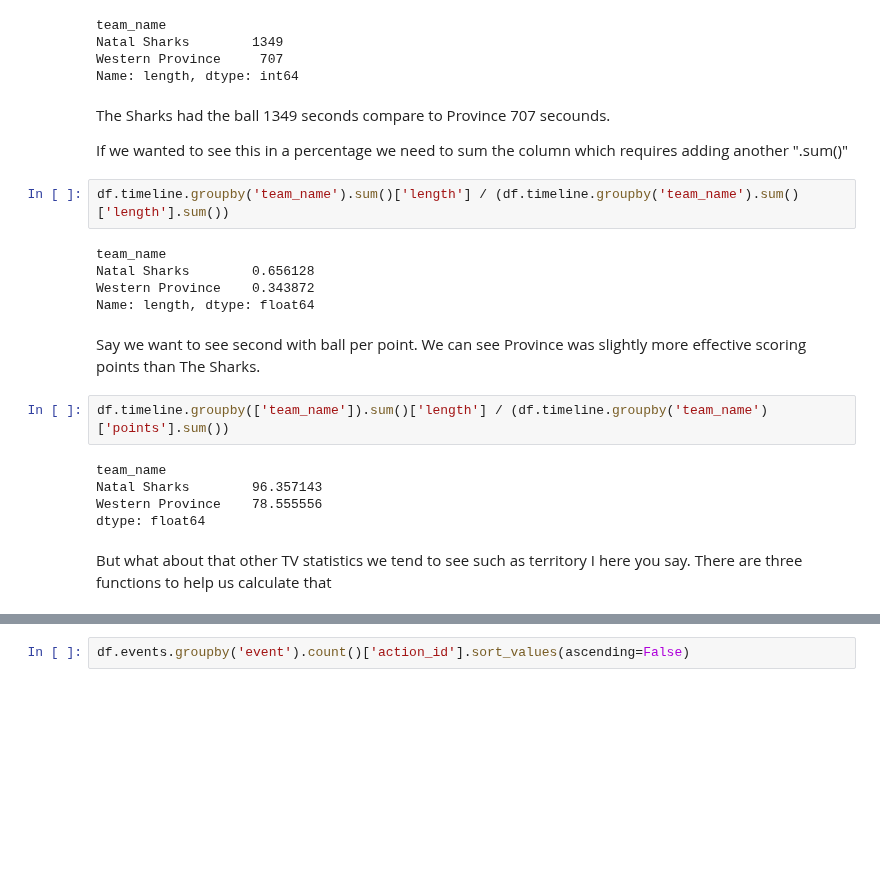
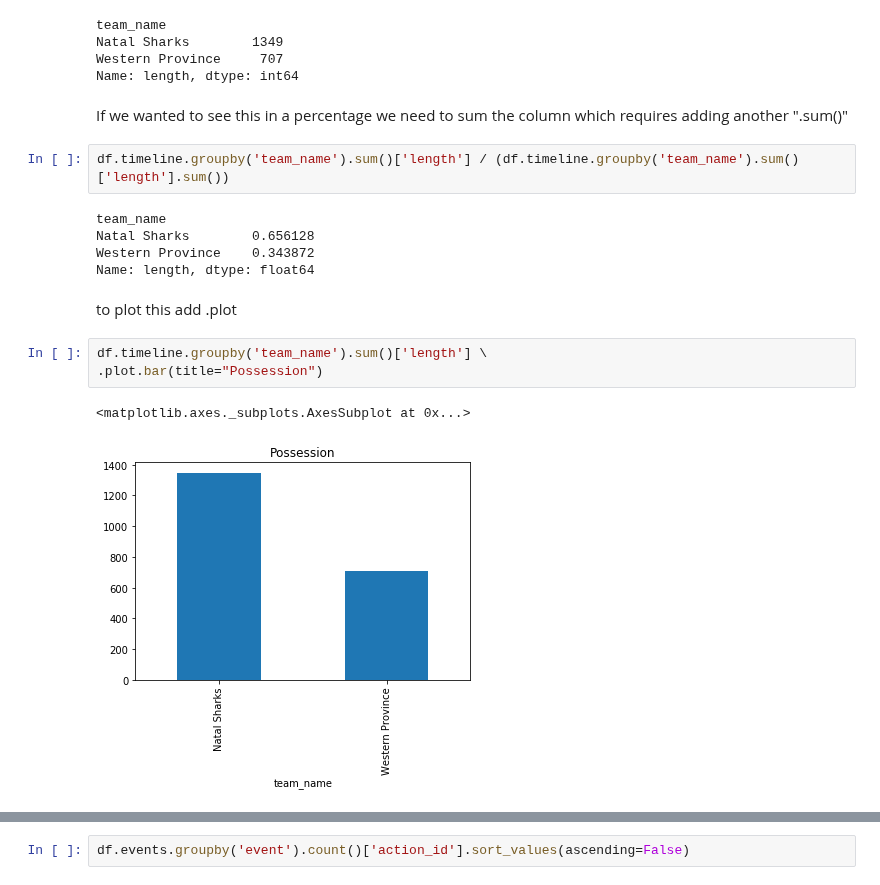
Before and after one commit to jlondal/pyrugga, a Jupyter notebook: jupyter/tuts/Getting Started.ipynb, the cells around one changed output, grey strips where cells are left out. Drawn from its saved outputs; the diff is of its cells as text; blank space fills up the shorter version.

```diff
--- a/jupyter/tuts/Getting Started.ipynb
+++ b/jupyter/tuts/Getting Started.ipynb
@@ -131,8 +166,6 @@ Natal Sharks        1349
 Western Province     707
 Name: length, dtype: int64
 # %% [markdown]
-The Sharks had the ball 1349 seconds compare to Province 707 secounds.
-
 If we wanted to see this in a percentage we need to sum the column which requires adding another ".sum()"
 # %%
 df.timeline.groupby('team_name').sum()['length'] / (df.timeline.groupby('team_name').sum()['length'].sum())
@@ -141,14 +174,11 @@ team_name
 Natal Sharks        0.656128
 Western Province    0.343872
 Name: length, dtype: float64
-# %% [markdown]
-Say we want to see second with ball per point. We can see Province was slightly more effective scoring points than The Sharks.
+# %% [markdown]
+to plot this add .plot
 # %%
-df.timeline.groupby(['team_name']).sum()['length'] / (df.timeline.groupby('team_name')['points'].sum())
+df.timeline.groupby('team_name').sum()['length'] \
+.plot.bar(title="Possession")
 # %% [output]
-team_name
-Natal Sharks        96.357143
-Western Province    78.555556
-dtype: float64
+<matplotlib.axes._subplots.AxesSubplot at 0x...>
+[figure, added]
-# %% [markdown]
-But what about that other TV statistics we tend to see such as territory I here you say. There are three functions to help us calculate that
```
Also changed, not shown: parts of 34 cells of this notebook, 9 other files.
